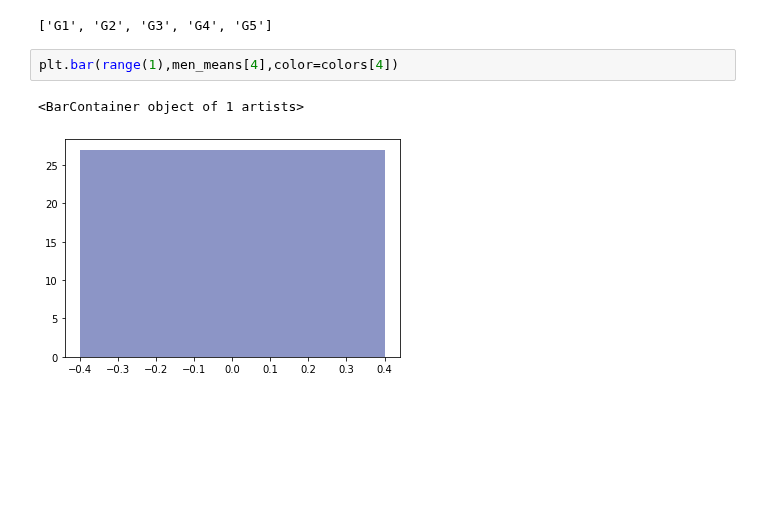
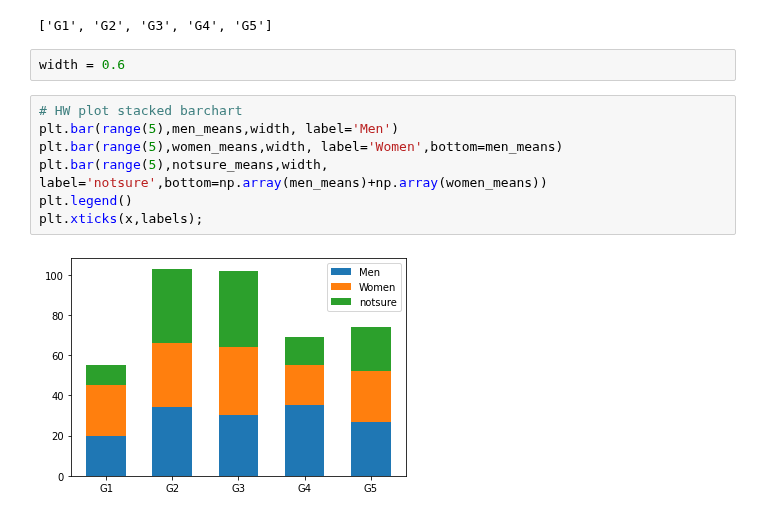
Before and after one commit to Anusarakh/DPDM2021, a Jupyter notebook: Data_102(Chapter_2).ipynb, the cells around one changed output. Drawn from its saved outputs; the diff is of its cells as text; blank space fills up the shorter version.

```diff
--- a/Data_102(Chapter_2).ipynb
+++ b/Data_102(Chapter_2).ipynb
@@ -918,8 +918,14 @@ rows
 columns
 # %% [output]
 ['G1', 'G2', 'G3', 'G4', 'G5']
-# %%
-plt.bar(range(1),men_means[4],color=colors[4])
-# %% [output]
-<BarContainer object of 1 artists>
-[figure, removed]
+# %%
+width = 0.6
+# %%
+# HW plot stacked barchart
+plt.bar(range(5),men_means,width, label='Men')
+plt.bar(range(5),women_means,width, label='Women',bottom=men_means)
+plt.bar(range(5),notsure_means,width, label='notsure',bottom=np.array(men_means)+np.array(women_means))
+plt.legend()
+plt.xticks(x,labels);
+# %% [output]
+[figure, added]
```
Also changed, not shown: parts of 4 cells of this notebook.
